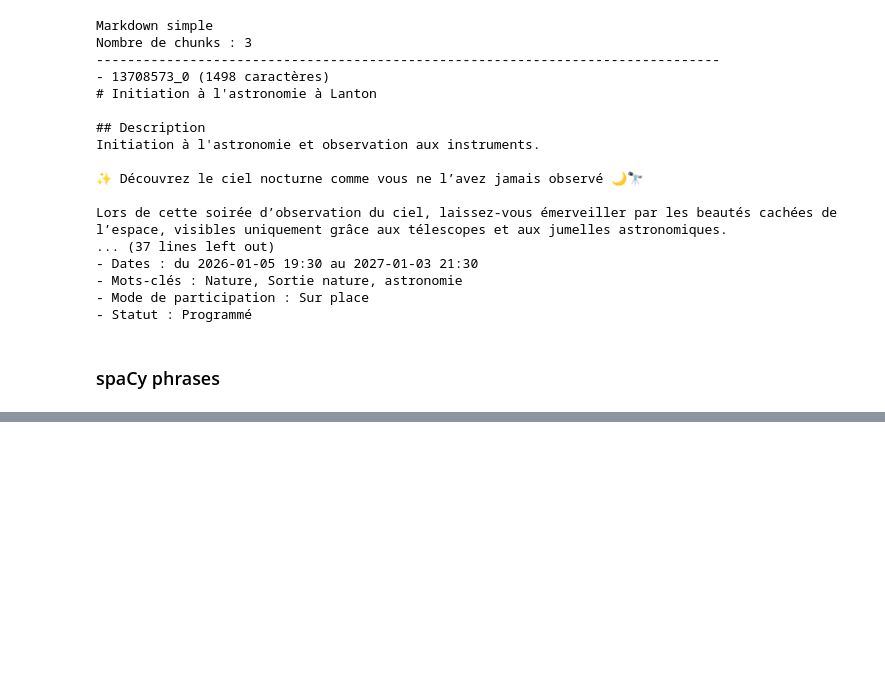
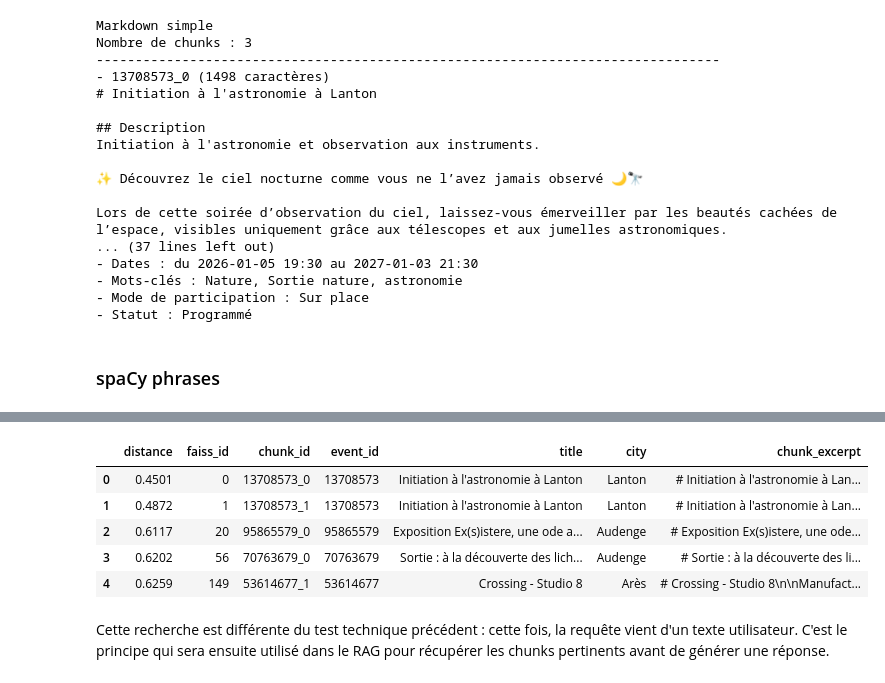
Before and after one commit to justinetct/oc_project9_rag, a Jupyter notebook: notebooks/03_faiss_indexing.ipynb, the cells around one changed output, grey strips where cells are left out. Saved outputs shown, nothing was run; the diff lists cells and outputs as text; code cells hidden in the pictures; blank space fills up the shorter version.

```diff
--- a/notebooks/03_faiss_indexing.ipynb
+++ b/notebooks/03_faiss_indexing.ipynb
@@ -498,0 +506,18 @@ Lors de cette soirée d’observation du ciel, laissez-vous émerveiller par les
+# %%
+from echo_app.indexing.faiss_store import load_vector_store, search_index
+
+index = None
+faiss_metadata = []
+
+try:
+    index, faiss_metadata = load_vector_store()
+except FileNotFoundError:
+    print(
+        "Index FAISS introuvable dans vector_store/. "
+        "Exécutez poetry run python scripts/06_build_vector_store.py "
+        "pour générer l'index avant cette vérification."
+    )
+else:
+    print(f"Dimension de l'index : {index.d}")
+    print(f"Nombre de vecteurs dans l'index : {index.ntotal}")
+    print(f"Nombre de métadonnées : {len(faiss_metadata)}")
@@ -498,0 +617,33 @@ Lors de cette soirée d’observation du ciel, laissez-vous émerveiller par les
+# %%
+from echo_app.indexing.embeddings import embed_query
+
+query = "astronomie"
+query_embedding = embed_query(query)
+
+distances, indices = search_index(index, query_embedding, top_k=5)
+
+search_results = []
+for distance, faiss_id in zip(distances, indices, strict=True):
+    result_metadata = faiss_metadata[faiss_id]
+    search_results.append(
+        {
+            "distance": round(distance, 4),
+            "faiss_id": faiss_id,
+            "chunk_id": result_metadata["chunk_id"],
+            "event_id": result_metadata["event_id"],
+            "title": result_metadata["metadata"].get("title"),
+            "city": result_metadata["metadata"].get("city"),
+            "chunk_excerpt": result_metadata["chunk_text"][:300],
+        }
+    )
+
+pd.DataFrame(search_results)
+# %% [output]
+|  | distance | faiss_id | chunk_id | event_id | title | city | chunk_excerpt |
+| 0 | 0.4501 | 0 | 13708573_0 | 13708573 | Initiation à l'astronomie à Lanton | Lanton | # Initiation à l'astronomie à Lan... |
+| 1 | 0.4872 | 1 | 13708573_1 | 13708573 | Initiation à l'astronomie à Lanton | Lanton | # Initiation à l'astronomie à Lan... |
+| 2 | 0.6117 | 20 | 95865579_0 | 95865579 | Exposition Ex(s)istere, une ode a... | Audenge | # Exposition Ex(s)istere, une ode... |
+| 3 | 0.6202 | 56 | 70763679_0 | 70763679 | Sortie : à la découverte des lich... | Audenge | # Sortie : à la découverte des li... |
+| 4 | 0.6259 | 149 | 53614677_1 | 53614677 | Crossing - Studio 8 | Arès | # Crossing - Studio 8\n\nManufact... |
+# %% [markdown]
+Cette recherche est différente du test technique précédent : cette fois, la requête vient d'un texte utilisateur. C'est le principe qui sera ensuite utilisé dans le RAG pour récupérer les chunks pertinents avant de générer une réponse.
```
Also changed, not shown: parts of 16 cells of this notebook, 7 other files.
